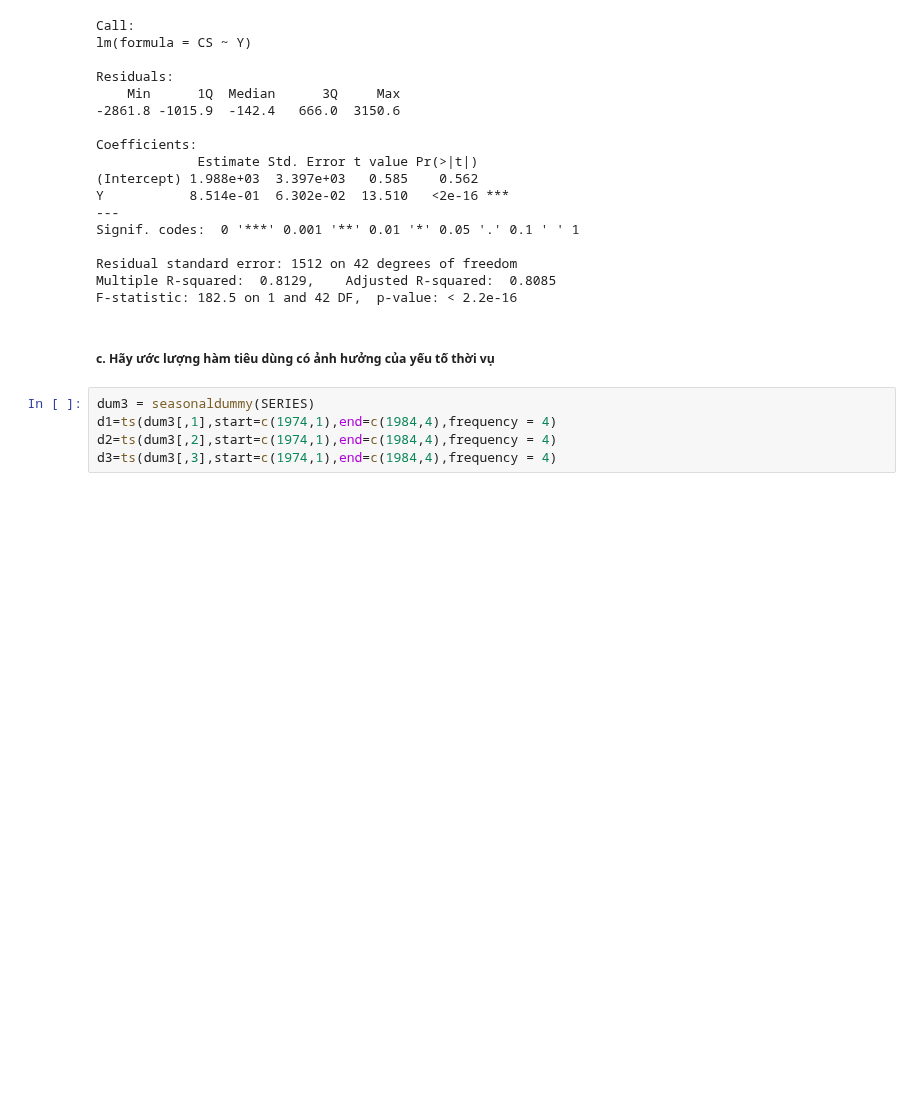
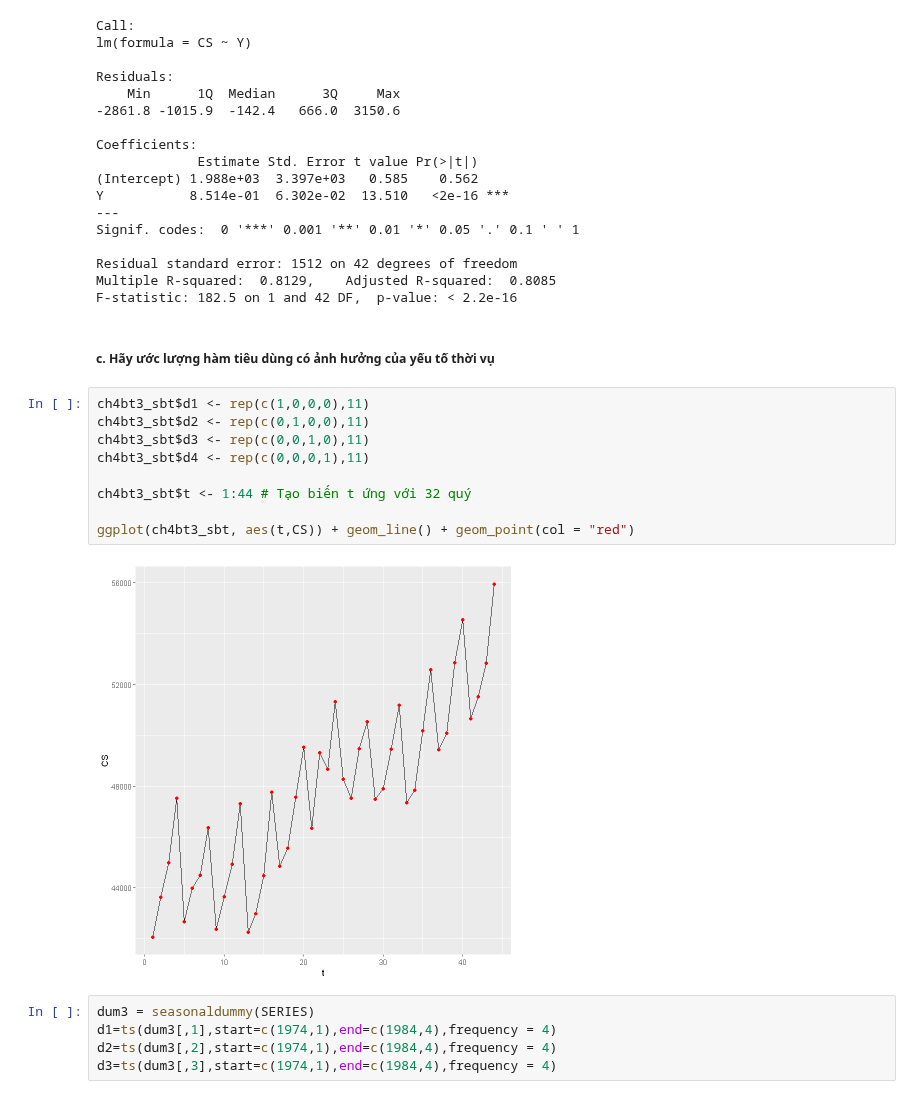
Before and after one commit to khanhtrinh2003/Kinh-te-luong-NEU, a Jupyter notebook: BTVN/Topic 7/topic7.ipynb, the cells around one changed output. Cells and saved outputs as stored; diff of their text form; blank space fills up the shorter version.

```diff
--- a/BTVN/Topic 7/topic7.ipynb
+++ b/BTVN/Topic 7/topic7.ipynb
@@ -74,6 +92,17 @@ Multiple R-squared:  0.8129,    Adjusted R-squared:  0.8085
 F-statistic: 182.5 on 1 and 42 DF,  p-value: < 2.2e-16
 # %% [markdown]
 ##### c.  Hãy ước lượng hàm tiêu dùng có ảnh hưởng của yếu tố thời vụ
+# %%
+ch4bt3_sbt$d1 <- rep(c(1,0,0,0),11)
+ch4bt3_sbt$d2 <- rep(c(0,1,0,0),11)
+ch4bt3_sbt$d3 <- rep(c(0,0,1,0),11)
+ch4bt3_sbt$d4 <- rep(c(0,0,0,1),11)
+
+ch4bt3_sbt$t <- 1:44 # Tạo biến t ứng với 32 quý
+
+ggplot(ch4bt3_sbt, aes(t,CS)) + geom_line() + geom_point(col = "red")
+# %% [output]
+[figure, added]
 # %%
 dum3 = seasonaldummy(SERIES)
 d1=ts(dum3[,1],start=c(1974,1),end=c(1984,4),frequency = 4)
```
Also changed, not shown: parts of 1 cell of this notebook.
